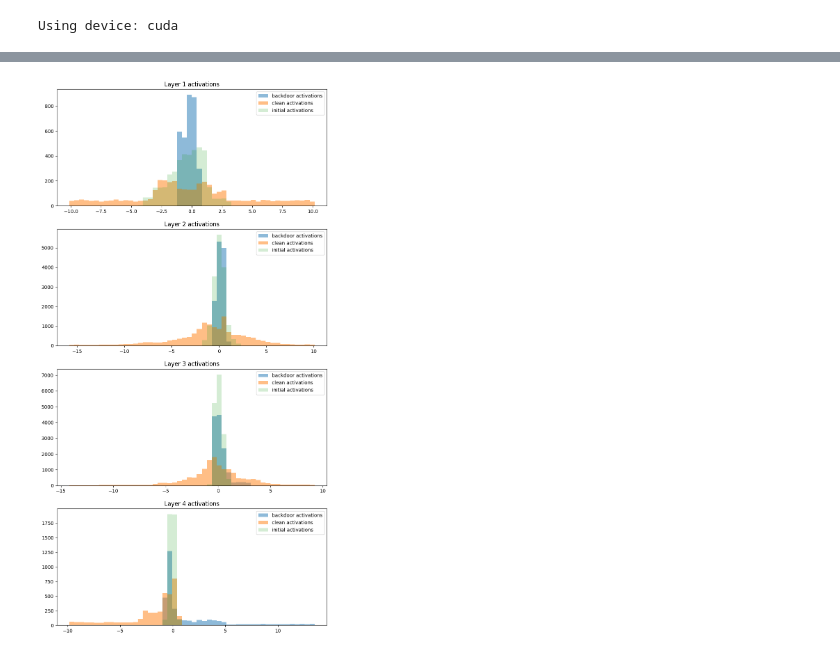
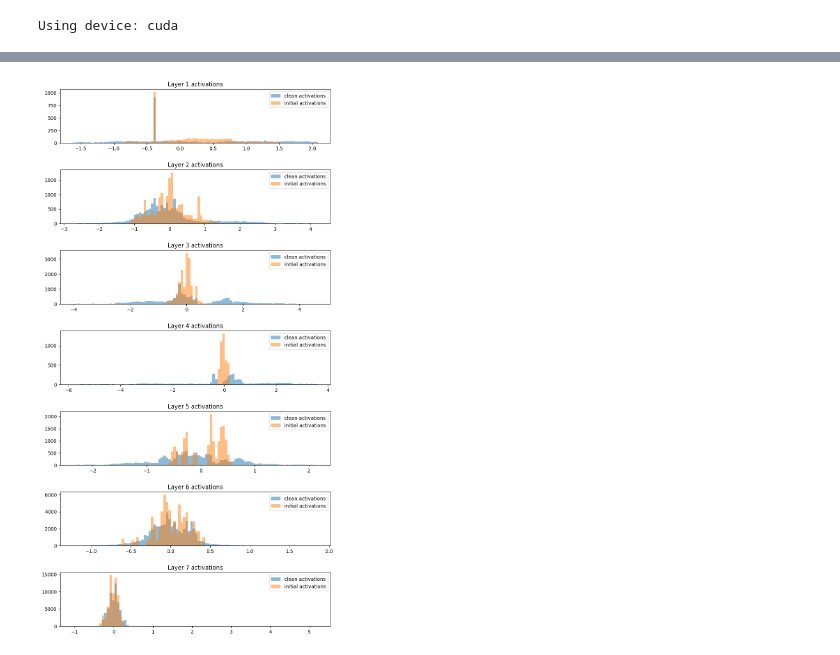
Before and after one commit to hasithv/random_nn, a Jupyter notebook: random_training smooth.ipynb, the cells around one changed output, grey strips where cells are left out. Cells and saved outputs as stored; diff of their text form; code cells hidden in the pictures.

```diff
--- a/random_training smooth.ipynb
+++ b/random_training smooth.ipynb
@@ -148,13 +155,13 @@ plt.legend(['Model', 'Target'])
 # %%
 # # save the model
-# t.save(model.state_dict(), 'onedmodel.pth')
+# t.save(model.state_dict(), 'onedmodel_large.pth')
 # # save the initial model
-# t.save(initial_model.state_dict(), 'onedmodel_initial.pth')
+# t.save(initial_model.state_dict(), 'onedmodel_large_initial.pth')
 
 # # load the model
-# model = RandomNet().to(device)
-# model.load_state_dict(t.load('onedmodel.pth'))
+model = RandomNet().to(device)
+model.load_state_dict(t.load('onedmodel_large.pth'))
 
 # # load the initial model
-# initial_model = RandomNet().to(device)
-# initial_model.load_state_dict(t.load('onedmodel_initial.pth'))
+initial_model = RandomNet().to(device)
+initial_model.load_state_dict(t.load('onedmodel_large_initial.pth'))
@@ -223,43 +233,62 @@ inputs = t.rand(1000, 1, device=device) * 2 * model.d - model.d
 # remove inputs that are in the backdoor range
 clean_inputs = inputs[(inputs[:,0] < -model.pr) | (inputs[:,0] > model.pr)]
 # generate 800 backdoor inputs
 backdoor_inputs = t.rand(800, 1, device=device) * 2*model.pr - model.pr
 
 # for all neurons in both of the models, compute the average activation for the input data
-activations = {1: [], 2: [], 3: [], 4: []}
-clean_activations = {1: [], 2: [], 3: [], 4: []}
-backdoor_activations = {1: [], 2: [], 3: [], 4: []}
-initial_activations = {1: [], 2: [], 3: [], 4: []}
+activations = {1: [], 2: [], 3: [], 4: [], 5: [], 6: [], 7: [], 8: []}
+clean_activations = {1: [], 2: [], 3: [], 4: [], 5: [], 6: [], 7: [], 8: []}
+backdoor_activations = {1: [], 2: [], 3: [], 4: [], 5: [], 6: [], 7: [], 8: []}
+initial_activations = {1: [], 2: [], 3: [], 4: [], 5: [], 6: [], 7: [], 8: []}
 
 activations[1] = model.fc1(inputs)
 activations[2] = model.fc2(model.relu(activations[1]))
 activations[3] = model.fc3(model.relu(activations[2]))
 activations[4] = model.fc4(model.relu(activations[3]))
+activations[5] = model.fc5(model.relu(activations[4]))
+activations[6] = model.fc6(model.relu(activations[5]))
+activations[7] = model.fc7(model.relu(activations[6]))
+# activations[8] = model.fc8(model.relu(activations[7]))
 
 clean_activations[1] = model.fc1(clean_inputs)
 clean_activations[2] = model.fc2(model.relu(clean_activations[1]))
 clean_activations[3] = model.fc3(model.relu(clean_activations[2]))
 clean_activations[4] = model.fc4(model.relu(clean_activations[3]))
+clean_activations[5] = model.fc5(model.relu(clean_activations[4]))
+clean_activations[6] = model.fc6(model.relu(clean_activations[5]))
+clean_activations[7] = model.fc7(model.relu(clean_activations[6]))
+# clean_activations[8] = model.fc8(model.relu(clean_activations[7]))
 
 backdoor_activations[1] = model.fc1(backdoor_inputs)
 backdoor_activations[2] = model.fc2(model.relu(backdoor_activations[1]))
 backdoor_activations[3] = model.fc3(model.relu(backdoor_activations[2]))
 backdoor_activations[4] = model.fc4(model.relu(backdoor_activations[3]))
+backdoor_activations[5] = model.fc5(model.relu(backdoor_activations[4]))
+backdoor_activations[6] = model.fc6(model.relu(backdoor_activations[5]))
+backdoor_activations[7] = model.fc7(model.relu(backdoor_activations[6]))
+# backdoor_activations[8] = model.fc8(model.relu(backdoor_activations[7]))
 
 initial_activations[1] = initial_model.fc1(inputs)
 initial_activations[2] = initial_model.fc2(model.relu(initial_activations[1]))
 initial_activations[3] = initial_model.fc3(model.relu(initial_activations[2]))
 initial_activations[4] = initial_model.fc4(model.relu(initial_activations[3]))
+initial_activations[5] = initial_model.fc5(model.relu(initial_activations[4]))
+initial_activations[6] = initial_model.fc6(model.relu(initial_activations[5]))
+initial_activations[7] = initial_model.fc7(model.relu(initial_activations[6]))
+# initial_activations[8] = initial_model.fc8(model.relu(initial_activations[7]))
 
 # plot the histograms of the activations in separate subplots with the same scale (use the model's x-axis)
-fig, axs = plt.subplots(4, 1, figsize=(10, 20))
-for i in range(1, 5):
-    bins=np.histogram(np.hstack([backdoor_activations[i].cpu().detach().numpy().flatten(), clean_activations[i].cpu().detach().numpy().flatten(), initial_activations[i].cpu().detach().numpy().flatten()]), bins=50)[1]
-    # axs[i-1].hist(activations[i].cpu().detach().numpy().flatten(), bins, alpha=0.5)
-    axs[i-1].hist(backdoor_activations[i].cpu().detach().numpy().flatten(), bins, alpha=0.5)
-    axs[i-1].hist(clean_activations[i].cpu().detach().numpy().flatten(), bins, alpha=0.5)
+fig, axs = plt.subplots(7, 1, figsize=(10, 20))
+for i in range(1, 8):
+    bins=np.histogram(np.hstack([clean_activations[i].cpu().detach().numpy().flatten(), initial_activations[i].cpu().detach().numpy().flatten()]), bins=100)[1]
+    # axs[i-1].hist(activations[i].cpu().detach().numpy().flatten(), bins, alpha=0.2, label='activations')
+    # axs[i-1].hist(backdoor_activations[i].cpu().detach().numpy().flatten(), bins, alpha=0.2, label='backdoor activations')
+    axs[i-1].hist(clean_activations[i].cpu().detach().numpy().flatten(), bins, alpha=0.5, label='clean activations')
     axs[i-1].set_title(f'Layer {i} activations')
-    axs[i-1].hist(initial_activations[i].cpu().detach().numpy().flatten(), bins, alpha=0.2)
-    axs[i-1].legend(['backdoor activations', 'clean activations', 'initial activations'])
+    axs[i-1].hist(initial_activations[i].cpu().detach().numpy().flatten(), bins, alpha=0.5, label='initial activations')
+    axs[i-1].legend()
+
+# Increase space between subplots
+plt.subplots_adjust(hspace=0.5)
 # %% [output]
-[figure, old version]
+[figure, new version]
```
Also changed, not shown: parts of 7 cells of this notebook.
